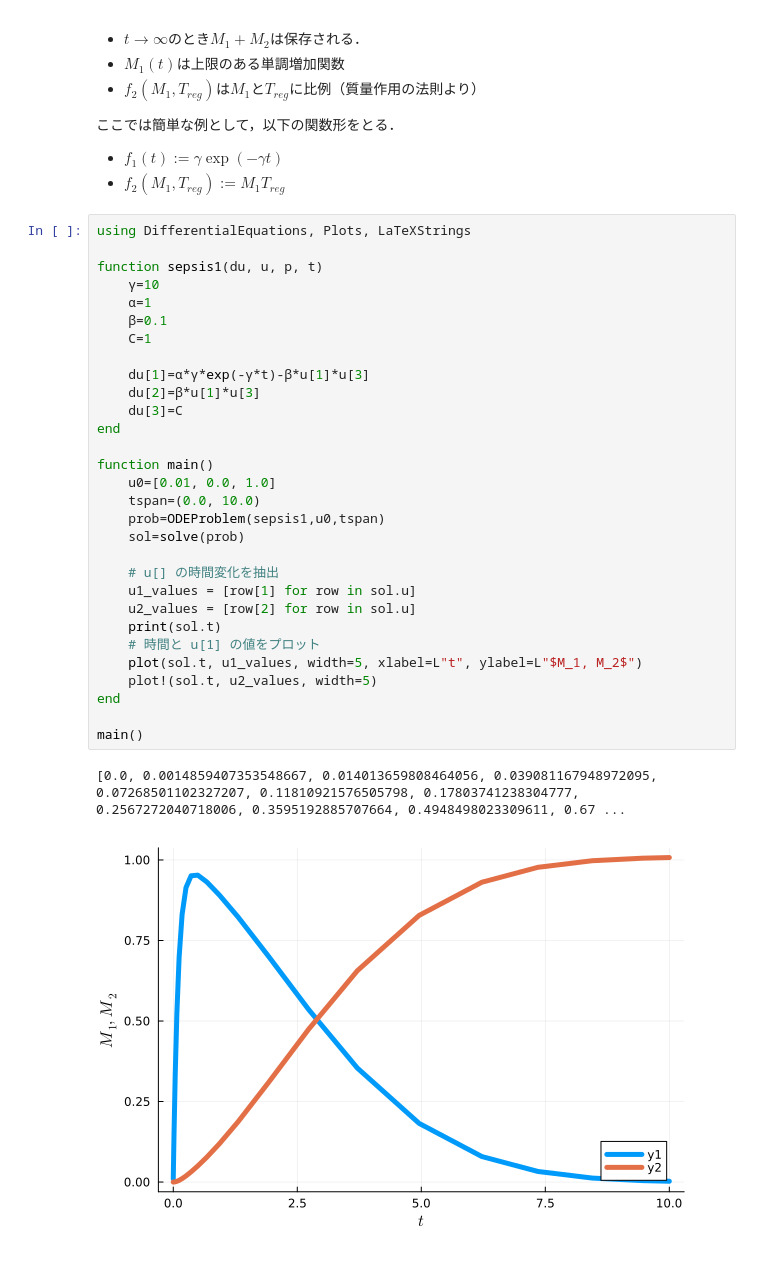
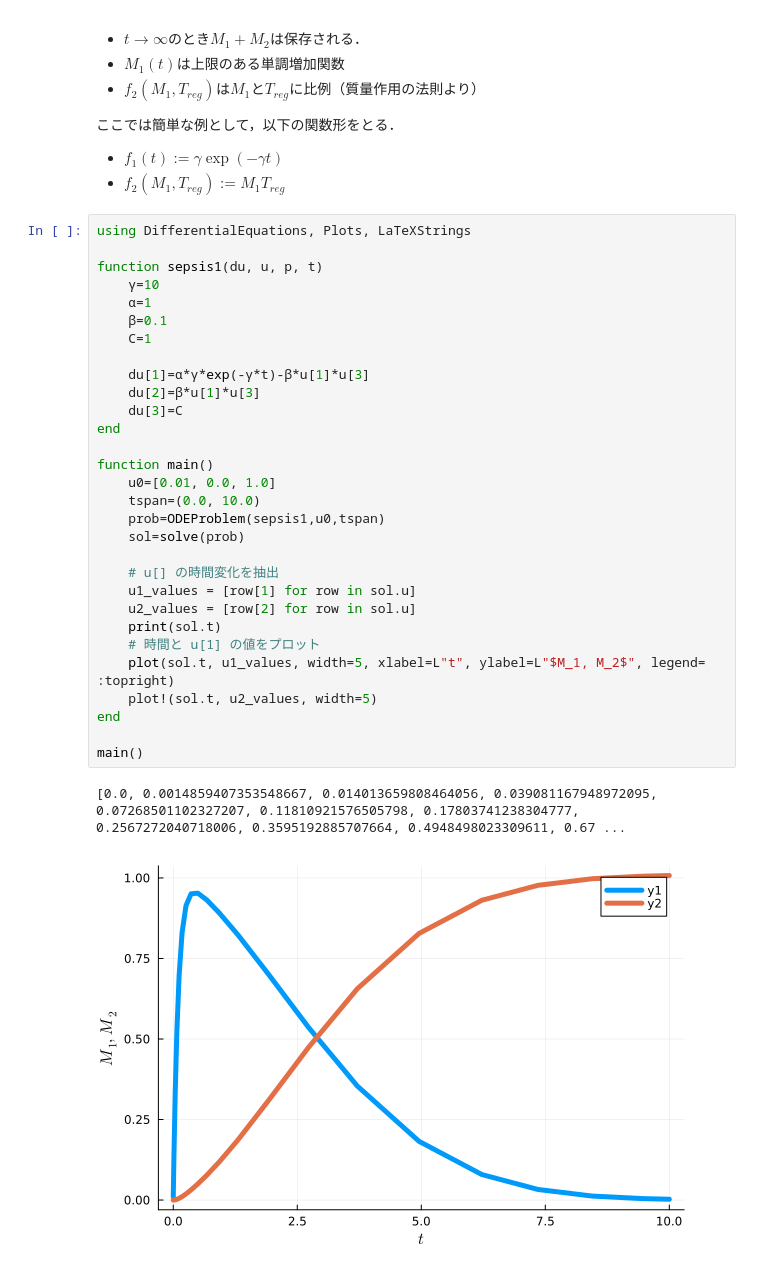
Before and after one commit to kinop0124/masafumi, a Jupyter notebook: src/masa01.ipynb, the cells around one changed output. Cells and saved outputs as stored; diff of their text form.

```diff
--- a/src/masa01.ipynb
+++ b/src/masa01.ipynb
@@ -27,32 +27,32 @@ $M_1$：炎症性？マイクログリア，$M_2$：抗炎症性マイクログ
 using DifferentialEquations, Plots, LaTeXStrings
 
 function sepsis1(du, u, p, t)
     γ=10
     α=1
     β=0.1
     C=1
 
     du[1]=α*γ*exp(-γ*t)-β*u[1]*u[3]
     du[2]=β*u[1]*u[3]
     du[3]=C
 end
 
 function main()
     u0=[0.01, 0.0, 1.0]
     tspan=(0.0, 10.0)
     prob=ODEProblem(sepsis1,u0,tspan)
     sol=solve(prob)
 
     # u[] の時間変化を抽出
     u1_values = [row[1] for row in sol.u]
     u2_values = [row[2] for row in sol.u]
     print(sol.t)
     # 時間と u[1] の値をプロット
-    plot(sol.t, u1_values, width=5, xlabel=L"t", ylabel=L"$M_1, M_2$")
+    plot(sol.t, u1_values, width=5, xlabel=L"t", ylabel=L"$M_1, M_2$", legend= :topright)
     plot!(sol.t, u2_values, width=5)
 end
 
 main()
 # %% [output]
 [0.0, 0.0014859407353548667, 0.014013659808464056, 0.039081167948972095, 0.07268501102327207, 0.11810921576505798, 0.17803741238304777, 0.2567272040718006, 0.3595192885707664, 0.4948498023309611, 0.67 ...
-[figure, old version]
+[figure, new version]
```
